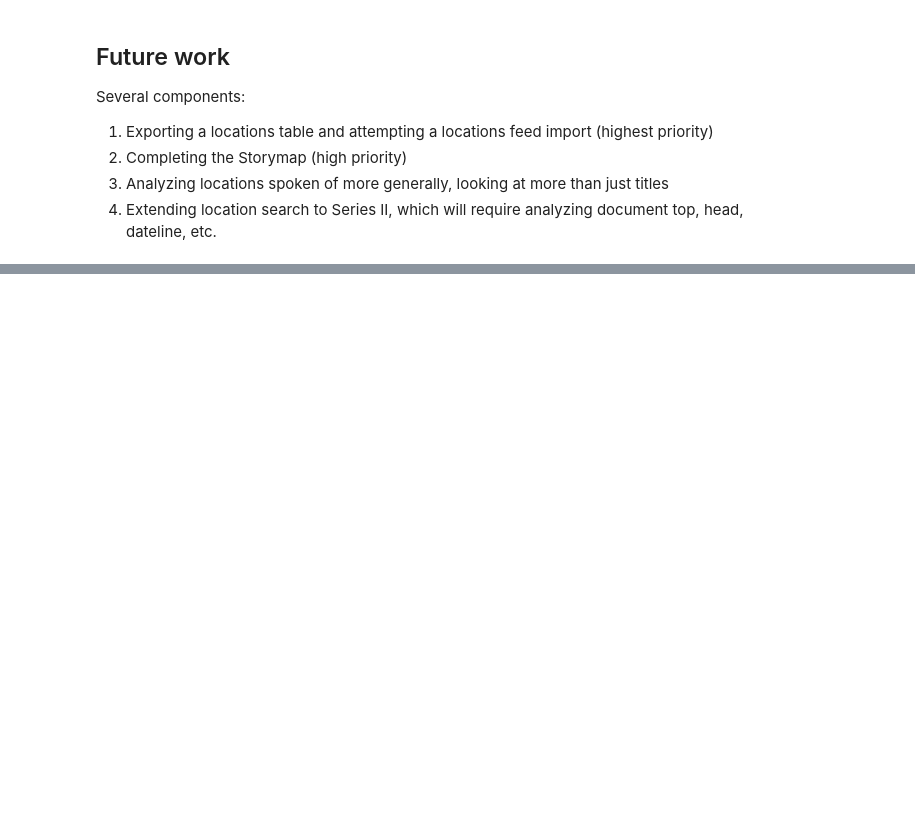
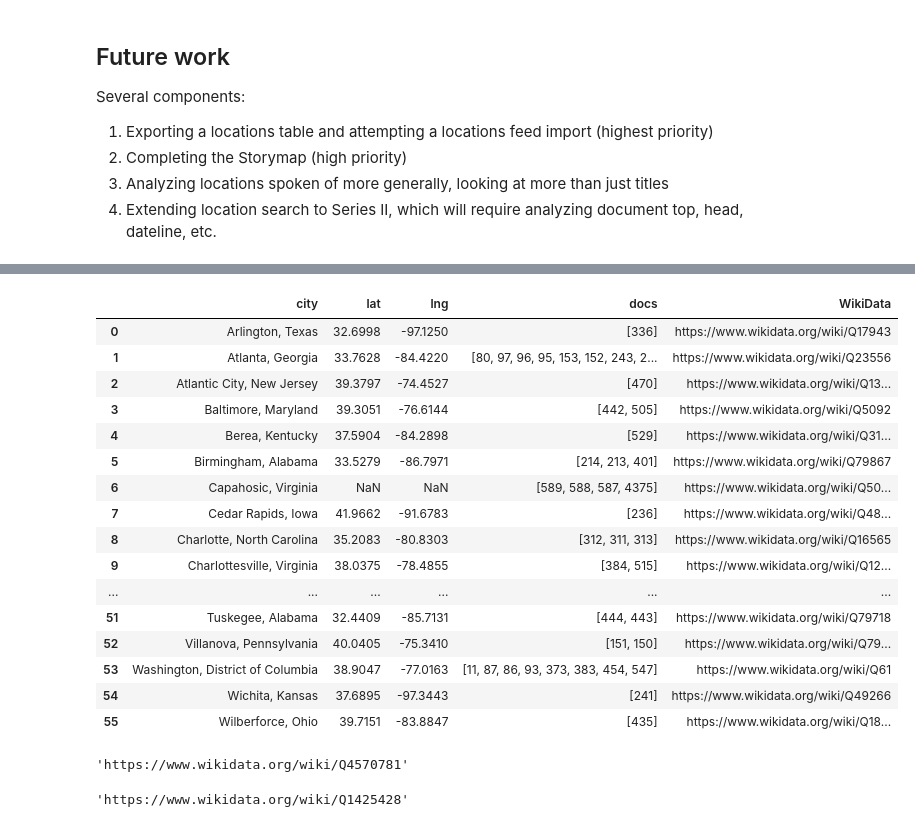
Before and after one commit to charlie-perez-35/JBPP, a Jupyter notebook: storymap-layers/mapping_with_nlp.ipynb, the cells around one changed output, grey strips where cells are left out. Drawn from its saved outputs; the diff is of its cells as text; code cells hidden in the pictures; blank space fills up the shorter version.

```diff
--- a/storymap-layers/mapping_with_nlp.ipynb
+++ b/storymap-layers/mapping_with_nlp.ipynb
@@ -373,4 +426,0 @@ locations = locations.groupby(['city', 'lat', 'lng'])['ID'].agg(list).reset_inde
-# %%
-locations = locations.rename({'ID':'Body', 'city':'Title'}, axis = 1)
-locations['Location Map'] = locations.apply(lambda row: str(row['lat']) + ', ' + str(row['lng']), axis = 1)
-locations['Body'] = locations['Body'].apply(lambda x: ', '.join(map(str, x)))
@@ -386,0 +437,48 @@ See the caveats in the documentation: https://pandas.pydata.org/pandas-docs/stab
+# %%
+locations = locations.groupby('city').agg(lat = ('lat', 'first'), lng = ('lng', 'first'), docs = ('ID', 'unique')).reset_index()
+# %%
+def get_wikidata_id(place_name, lang="en"):
+    url = "https://www.wikidata.org/w/api.php"
+    headers = {
+        'User-Agent': 'Bond Papers Location Scraper (cwp5xyj@virginia.edu)'
+    }
+    params = {
+        "action": "wbsearchentities",
+        "format": "json",
+        "language": lang,
+        "search": place_name
+    }
+
+    try:
+        response = requests.get(url, params=params, headers=headers, timeout=10)
+        response.raise_for_status()
+        data = response.json()
+        if data.get("search"):
+            first_hit = data["search"][0]
+            qid = first_hit["id"]
+            return f"https://www.wikidata.org/wiki/{qid}"
+    except Exception as e:
+        print(f"Error for {place_name}: {e}")
+    return None
+# %%
+locations['WikiData'] = locations['city'].apply(get_wikidata_id)
+# %%
+locations
+# %% [output]
+|  | city | lat | lng | docs | WikiData |
+| 0 | Arlington, Texas | 32.6998 | -97.1250 | [336] | https://www.wikidata.org/wiki/Q17943 |
+| 1 | Atlanta, Georgia | 33.7628 | -84.4220 | [80, 97, 96, 95, 153, 152, 243, 2... | https://www.wikidata.org/wiki/Q23556 |
+| 2 | Atlantic City, New Jersey | 39.3797 | -74.4527 | [470] | https://www.wikidata.org/wiki/Q13... |
+| 3 | Baltimore, Maryland | 39.3051 | -76.6144 | [442, 505] | https://www.wikidata.org/wiki/Q5092 |
+| 4 | Berea, Kentucky | 37.5904 | -84.2898 | [529] | https://www.wikidata.org/wiki/Q31... |
+| 5 | Birmingham, Alabama | 33.5279 | -86.7971 | [214, 213, 401] | https://www.wikidata.org/wiki/Q79867 |
+| 6 | Capahosic, Virginia | NaN | NaN | [589, 588, 587, 4375] | https://www.wikidata.org/wiki/Q50... |
+| 7 | Cedar Rapids, Iowa | 41.9662 | -91.6783 | [236] | https://www.wikidata.org/wiki/Q48... |
+| 8 | Charlotte, North Carolina | 35.2083 | -80.8303 | [312, 311, 313] | https://www.wikidata.org/wiki/Q16565 |
+| 9 | Charlottesville, Virginia | 38.0375 | -78.4855 | [384, 515] | https://www.wikidata.org/wiki/Q12... |
+| ... | ... | ... | ... | ... | ... |
+| 51 | Tuskegee, Alabama | 32.4409 | -85.7131 | [444, 443] | https://www.wikidata.org/wiki/Q79718 |
+| 52 | Villanova, Pennsylvania | 40.0405 | -75.3410 | [151, 150] | https://www.wikidata.org/wiki/Q79... |
+| 53 | Washington, District of Columbia | 38.9047 | -77.0163 | [11, 87, 86, 93, 373, 383, 454, 547] | https://www.wikidata.org/wiki/Q61 |
+| 54 | Wichita, Kansas | 37.6895 | -97.3443 | [241] | https://www.wikidata.org/wiki/Q49266 |
+| 55 | Wilberforce, Ohio | 39.7151 | -83.8847 | [435] | https://www.wikidata.org/wiki/Q18... |
@@ -386,0 +490,10 @@ See the caveats in the documentation: https://pandas.pydata.org/pandas-docs/stab
+# %%
+locations.iloc[25, 4] = lincoln_u
+locations.iloc[25, 4]
+# %% [output]
+'https://www.wikidata.org/wiki/Q4570781'
+# %%
+locations.iloc[36, 4] = newcastle
+locations.iloc[36, 4]
+# %% [output]
+'https://www.wikidata.org/wiki/Q1425428'
```
Also changed, not shown: parts of 13 cells of this notebook.
